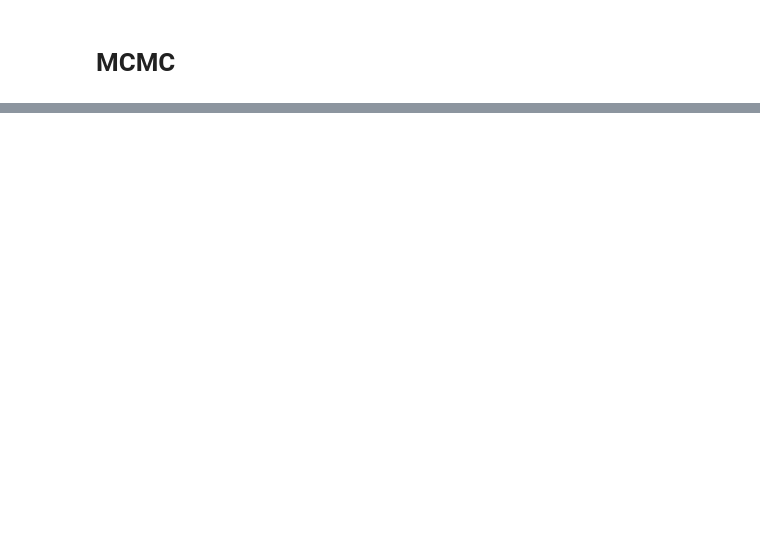
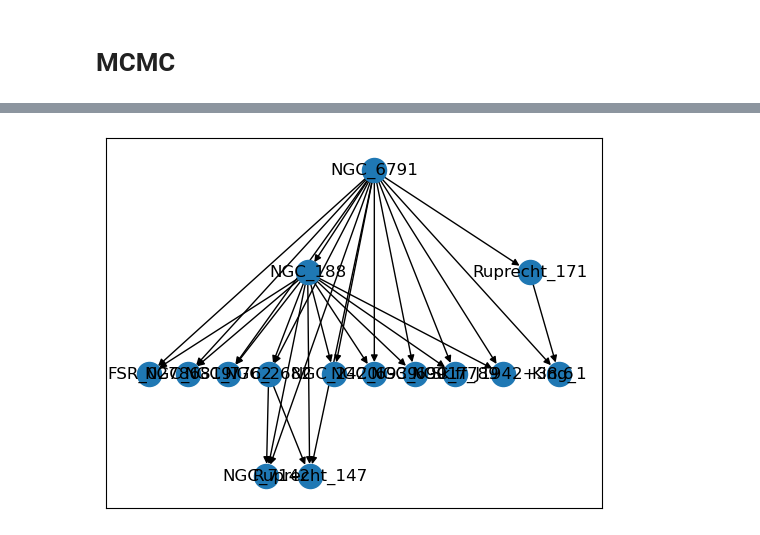
Before and after one commit to kurtwalsen/networks, a Jupyter notebook: phylogenetic_network.ipynb, the cells around one changed output, grey strips where cells are left out. Saved outputs shown, nothing was run; the diff lists cells and outputs as text; code cells hidden in the pictures; blank space fills up the shorter version.

```diff
--- a/phylogenetic_network.ipynb
+++ b/phylogenetic_network.ipynb
@@ -1062,0 +1134,22 @@ np.all(cluster_sort_idx == np.arange(len(X)))
+# %%
+# Using prior for A (first 15 clusters)
+# Adding minimum weight to draw edge between nodes (percentile 98)
+# Computation time: ~400ms
+g = nx.DiGraph()
+g.add_node(clusters[0], age=T[0])
+
+for k in range(1,len(clusters[:15])):
+    g.add_node(clusters[k], age=T[k])
+    for l in range(k):
+        if A[l,k] > 1e-7:
+            g.add_edge(clusters[l], clusters[k], weight = A[l,k])
+
+nodes = g.nodes()
+pos = graphviz_layout(g, prog='dot')
+
+ec = nx.draw_networkx_edges(g, pos)
+nc = nx.draw_networkx_nodes(g, pos, nodelist=nodes)
+labels = nx.draw_networkx_labels(g,pos)
+plt.show()
+# %% [output]
+[figure, added]
```
Also changed, not shown: parts of 64 cells of this notebook.
